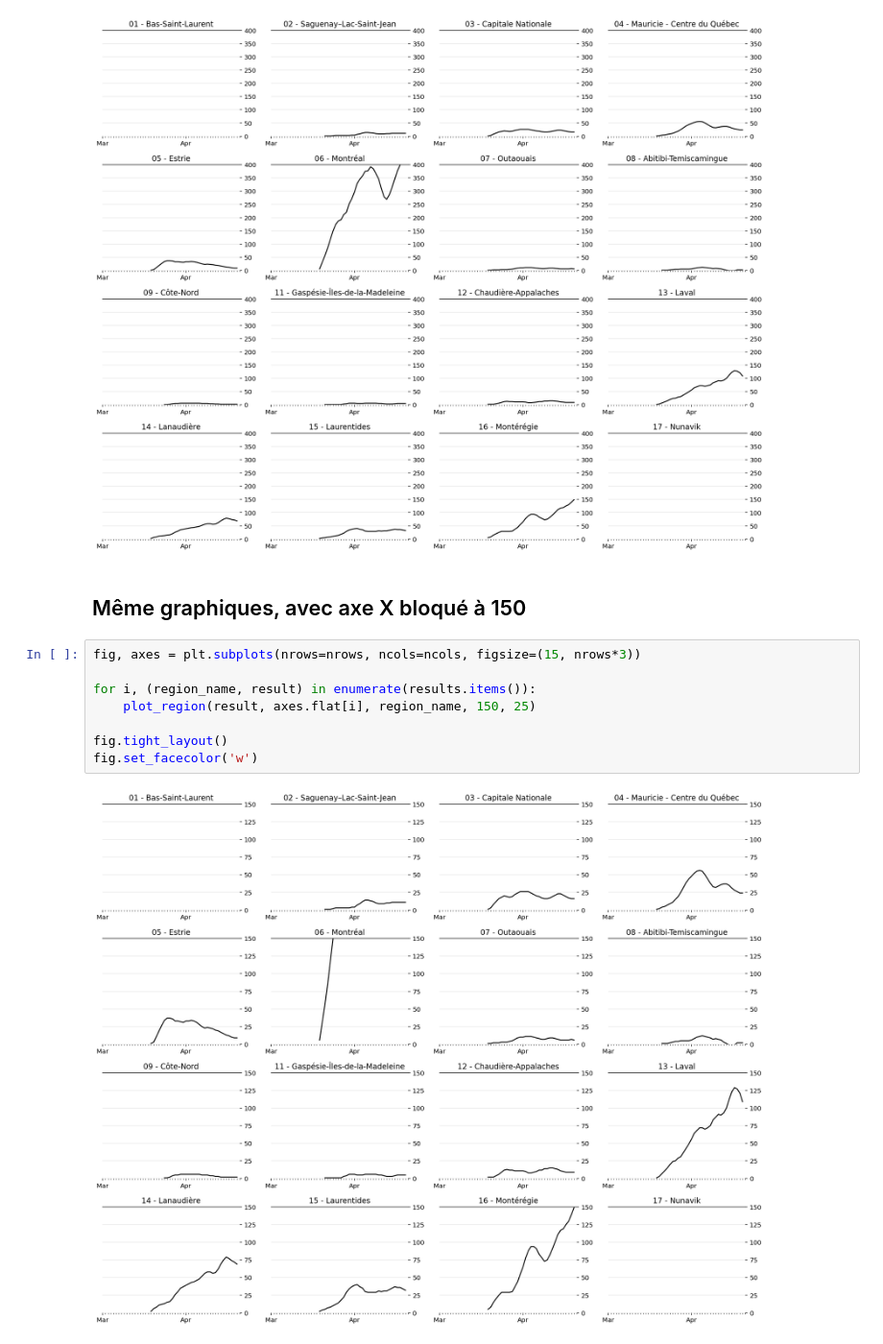
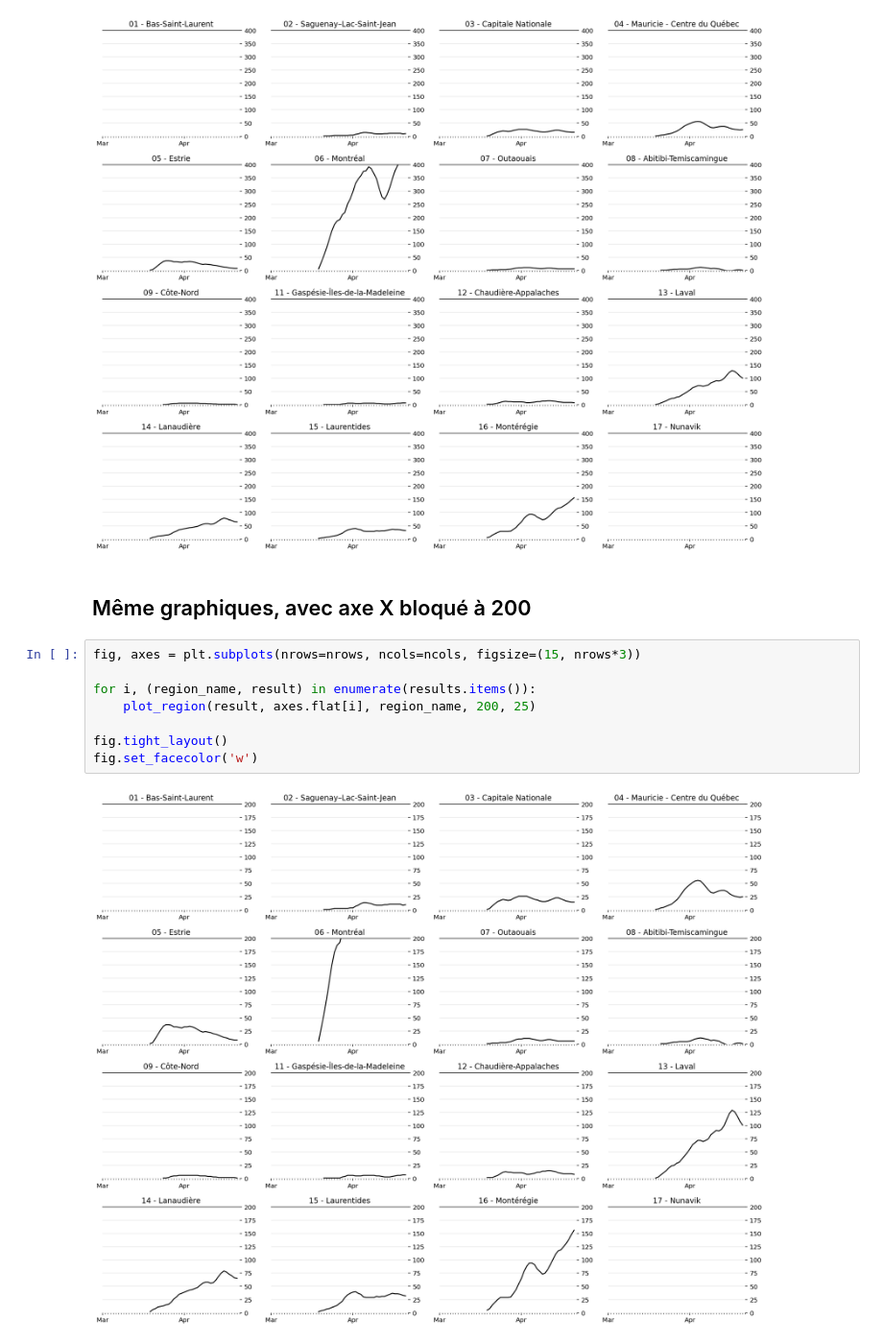
Before and after one commit to lucgauthier/covid-19, a Jupyter notebook: Cases.ipynb, the cells around one changed output. Shown at 96% size. Cells and saved outputs as stored; diff of their text form.

```diff
--- a/Cases.ipynb
+++ b/Cases.ipynb
@@ -141,14 +141,14 @@ fig.set_facecolor('w')
 # %% [output]
 [figure]
 # %% [markdown]
-## Même graphiques, avec axe X bloqué à 150
+## Même graphiques, avec axe X bloqué à 200
 # %%
 fig, axes = plt.subplots(nrows=nrows, ncols=ncols, figsize=(15, nrows*3))
 
 for i, (region_name, result) in enumerate(results.items()):
-    plot_region(result, axes.flat[i], region_name, 150, 25)
+    plot_region(result, axes.flat[i], region_name, 200, 25)
 
 fig.tight_layout()
 fig.set_facecolor('w')
 # %% [output]
-[figure, old version]
+[figure, new version]
```
Also changed, not shown: parts of 1 cell of this notebook, 1 other file.
